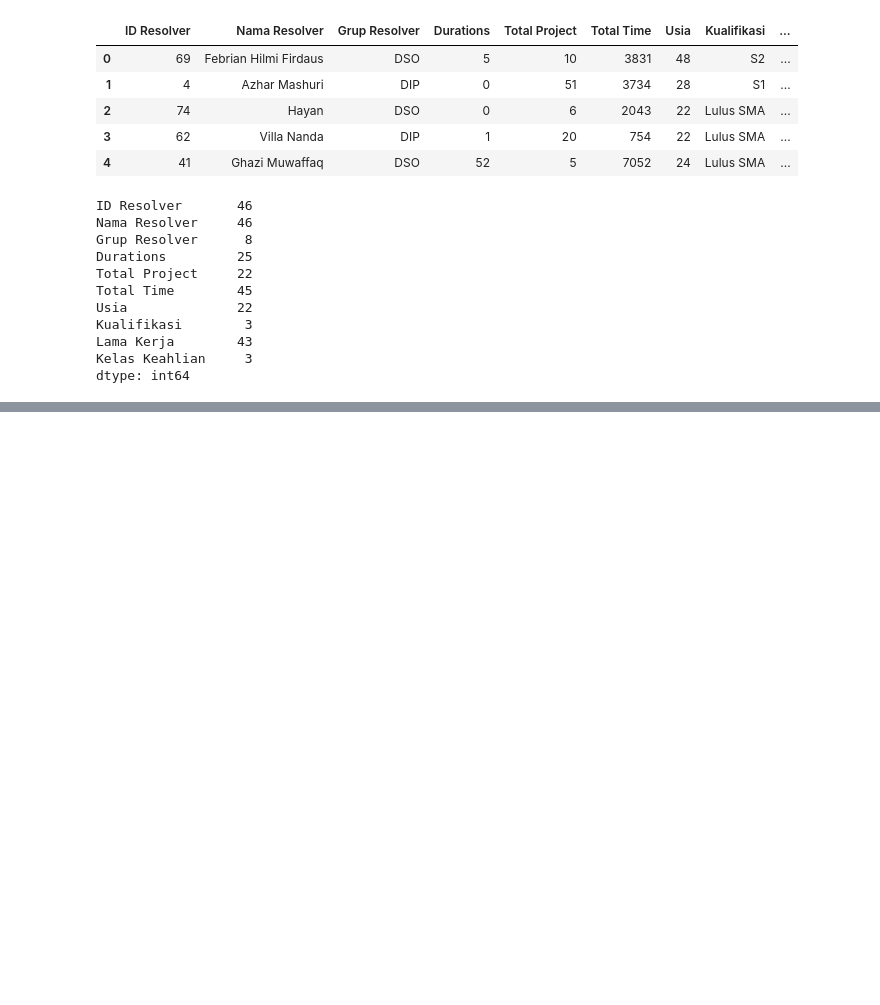
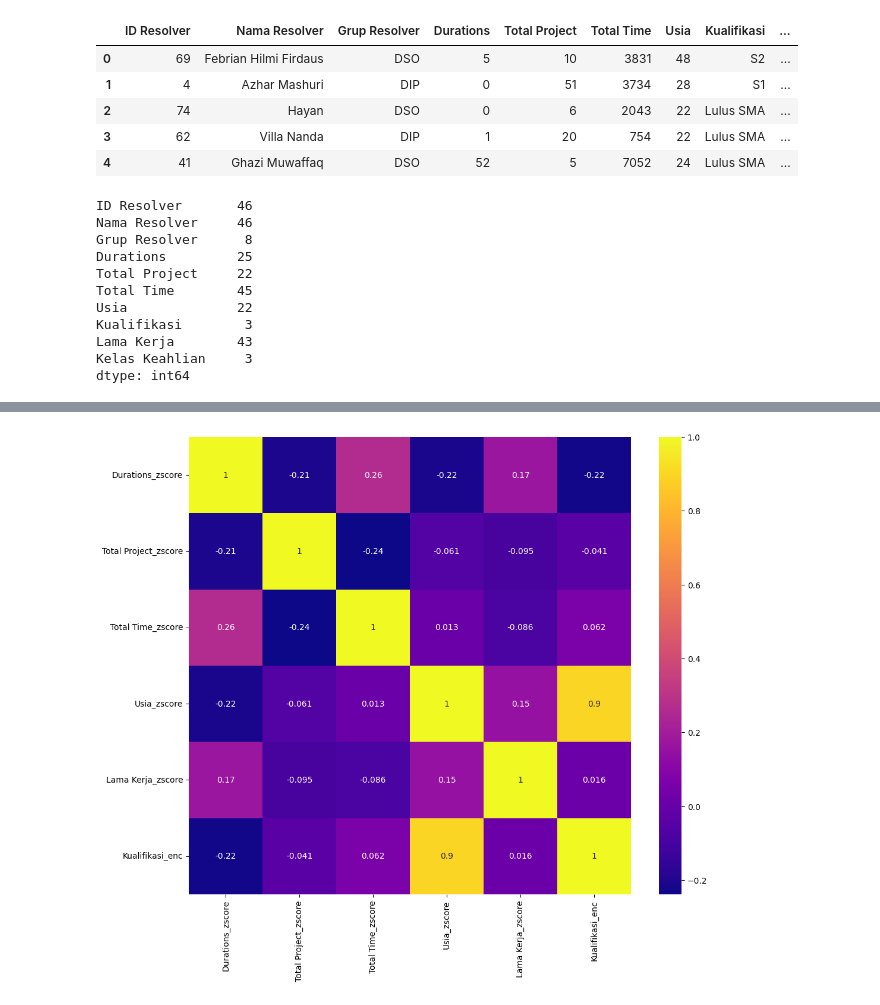
Before and after one commit to ghinamf/Data-Analyst_PKL, a Jupyter notebook: src/datamining.ipynb, the cells around one changed output, grey strips where cells are left out. Drawn from its saved outputs; the diff is of its cells as text; code cells hidden in the pictures; blank space fills up the shorter version.

```diff
--- a/src/datamining.ipynb
+++ b/src/datamining.ipynb
@@ -428,0 +554,28 @@ plt.show()
+# %%
+#correlation map codes
+
+#correlation_matrix = data.corr()
+#plt.figure(figsize=(10, 8))
+#sns.heatmap(correlation_matrix, annot=True, cmap='viridis', fmt=".2f")
+#plt.title('Correlation Map')
+#plt.show()
+
+#cor = data.corr()
+#plt.figure(figsize = (70,70))
+#sns.heatmap(cor, annot = True)
+#plt.show()
+
+#cor = data.corr()
+#axis_corr = sns.heatmap(
+#cor,
+#vmin=-1, vmax=1, center=0,
+#cmap=sns.diverging_palette(50, 500, n=500),
+#square=True
+#)
+#plt.show()
+
+plt.figure(figsize=(12, 10))
+sns.heatmap(X_train.corr(), annot=True, cmap='plasma')
+plt.show()
+# %% [output]
+[figure, added]
```
Also changed, not shown: parts of 49 cells of this notebook, 1 other file.
